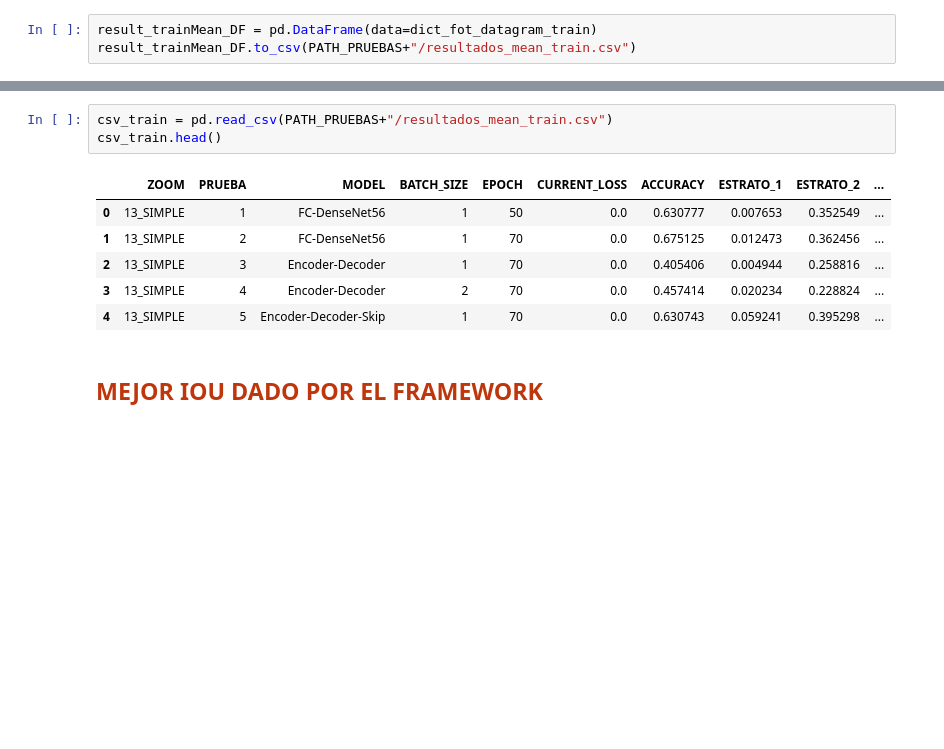
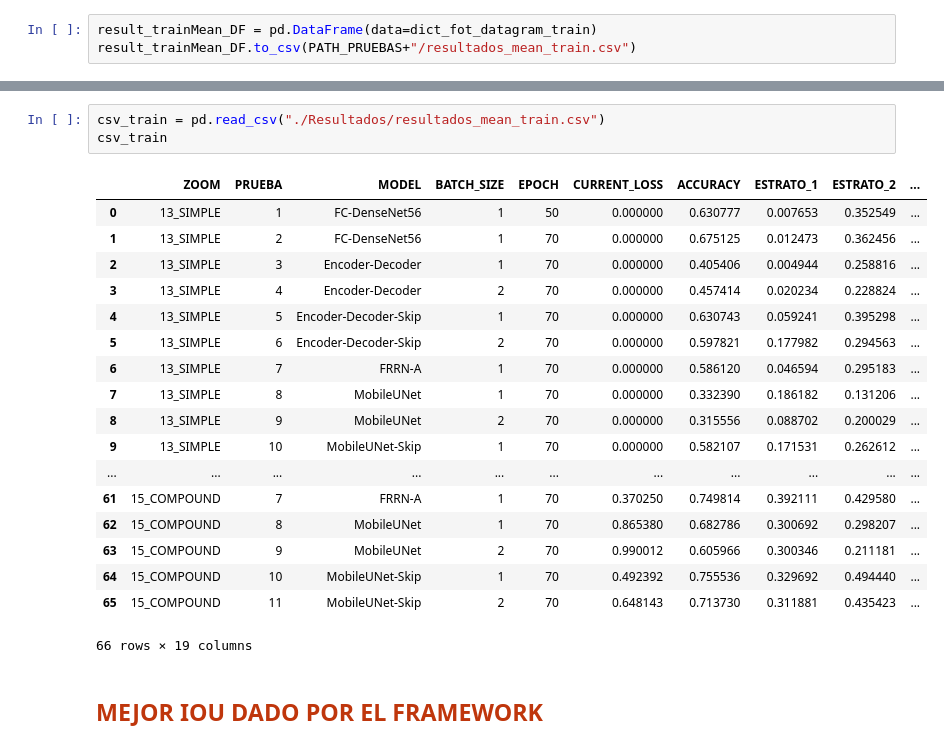
Before and after one commit to DaielChom/proyecto_uis, a Jupyter notebook: 06 - Resultados.ipynb, the cells around one changed output, grey strips where cells are left out. Drawn from its saved outputs; the diff is of its cells as text; blank space fills up the shorter version.

```diff
--- a/06 - Resultados.ipynb
+++ b/06 - Resultados.ipynb
@@ -649,13 +655,25 @@ csv_test.head()
 # %%
-csv_train = pd.read_csv(PATH_PRUEBAS+"/resultados_mean_train.csv")
-csv_train.head()
+csv_train = pd.read_csv("./Resultados/resultados_mean_train.csv")
+csv_train
 # %% [output]
 |  | ZOOM | PRUEBA | MODEL | BATCH_SIZE | EPOCH | CURRENT_LOSS | ACCURACY | ESTRATO_1 | ESTRATO_2 | ... |
-| 0 | 13_SIMPLE | 1 | FC-DenseNet56 | 1 | 50 | 0.0 | 0.630777 | 0.007653 | 0.352549 | ... |
-| 1 | 13_SIMPLE | 2 | FC-DenseNet56 | 1 | 70 | 0.0 | 0.675125 | 0.012473 | 0.362456 | ... |
-| 2 | 13_SIMPLE | 3 | Encoder-Decoder | 1 | 70 | 0.0 | 0.405406 | 0.004944 | 0.258816 | ... |
-| 3 | 13_SIMPLE | 4 | Encoder-Decoder | 2 | 70 | 0.0 | 0.457414 | 0.020234 | 0.228824 | ... |
-| 4 | 13_SIMPLE | 5 | Encoder-Decoder-Skip | 1 | 70 | 0.0 | 0.630743 | 0.059241 | 0.395298 | ... |
+| 0 | 13_SIMPLE | 1 | FC-DenseNet56 | 1 | 50 | 0.000000 | 0.630777 | 0.007653 | 0.352549 | ... |
+| 1 | 13_SIMPLE | 2 | FC-DenseNet56 | 1 | 70 | 0.000000 | 0.675125 | 0.012473 | 0.362456 | ... |
+| 2 | 13_SIMPLE | 3 | Encoder-Decoder | 1 | 70 | 0.000000 | 0.405406 | 0.004944 | 0.258816 | ... |
+| 3 | 13_SIMPLE | 4 | Encoder-Decoder | 2 | 70 | 0.000000 | 0.457414 | 0.020234 | 0.228824 | ... |
+| 4 | 13_SIMPLE | 5 | Encoder-Decoder-Skip | 1 | 70 | 0.000000 | 0.630743 | 0.059241 | 0.395298 | ... |
+| 5 | 13_SIMPLE | 6 | Encoder-Decoder-Skip | 2 | 70 | 0.000000 | 0.597821 | 0.177982 | 0.294563 | ... |
+| 6 | 13_SIMPLE | 7 | FRRN-A | 1 | 70 | 0.000000 | 0.586120 | 0.046594 | 0.295183 | ... |
+| 7 | 13_SIMPLE | 8 | MobileUNet | 1 | 70 | 0.000000 | 0.332390 | 0.186182 | 0.131206 | ... |
+| 8 | 13_SIMPLE | 9 | MobileUNet | 2 | 70 | 0.000000 | 0.315556 | 0.088702 | 0.200029 | ... |
+| 9 | 13_SIMPLE | 10 | MobileUNet-Skip | 1 | 70 | 0.000000 | 0.582107 | 0.171531 | 0.262612 | ... |
+| ... | ... | ... | ... | ... | ... | ... | ... | ... | ... | ... |
+| 61 | 15_COMPOUND | 7 | FRRN-A | 1 | 70 | 0.370250 | 0.749814 | 0.392111 | 0.429580 | ... |
+| 62 | 15_COMPOUND | 8 | MobileUNet | 1 | 70 | 0.865380 | 0.682786 | 0.300692 | 0.298207 | ... |
+| 63 | 15_COMPOUND | 9 | MobileUNet | 2 | 70 | 0.990012 | 0.605966 | 0.300346 | 0.211181 | ... |
+| 64 | 15_COMPOUND | 10 | MobileUNet-Skip | 1 | 70 | 0.492392 | 0.755536 | 0.329692 | 0.494440 | ... |
+| 65 | 15_COMPOUND | 11 | MobileUNet-Skip | 2 | 70 | 0.648143 | 0.713730 | 0.311881 | 0.435423 | ... |
+66 rows × 19 columns
 # %% [markdown]
 <h2 style="color:#BF360C">MEJOR IOU DADO POR EL FRAMEWORK</h2>
 # %%
```
Also changed, not shown: parts of 5 cells of this notebook.
